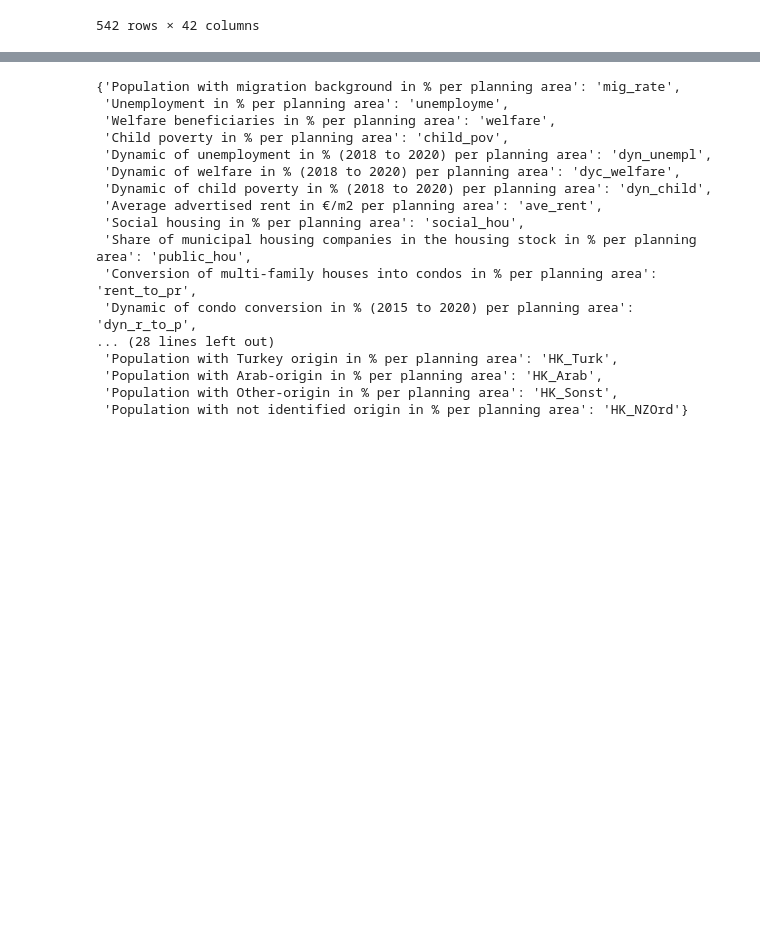
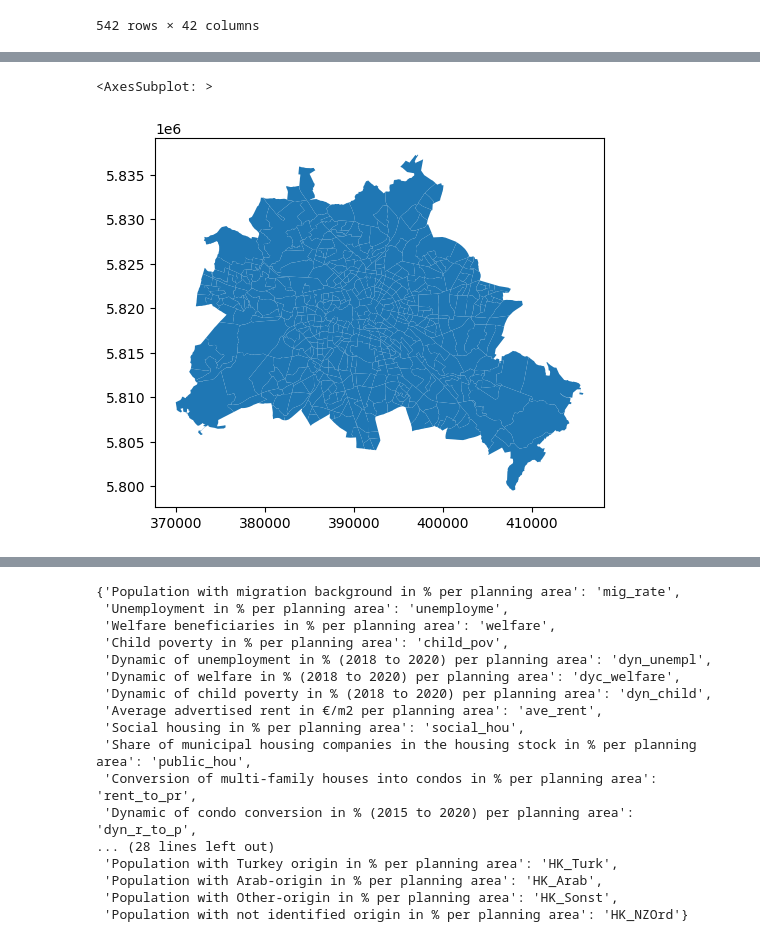
Before and after one commit to Safiaaaaa/geocluster, a Jupyter notebook: geocluster/Untitled.ipynb, the cells around one changed output, grey strips where cells are left out. Saved outputs shown, nothing was run; the diff lists cells and outputs as text; code cells hidden in the pictures; blank space fills up the shorter version.

```diff
--- a/geocluster/Untitled.ipynb
+++ b/geocluster/Untitled.ipynb
@@ -24,3 +24,5 @@ df
 df.dropna(inplace=True)
 # %%
 df.to_csv('data/df_dropna.csv')
+# %%
+gdf = gpd.read_file('/Users/safia/Downloads/drive-download-20221206T223927Z-001/pr_2021.shp')
@@ -26,0 +45,5 @@ df.to_csv('data/df_dropna.csv')
+# %%
+gdf.plot()
+# %% [output]
+<AxesSubplot: >
+[figure, added]
```
Also changed, not shown: parts of 5 cells of this notebook, 10 other files.
